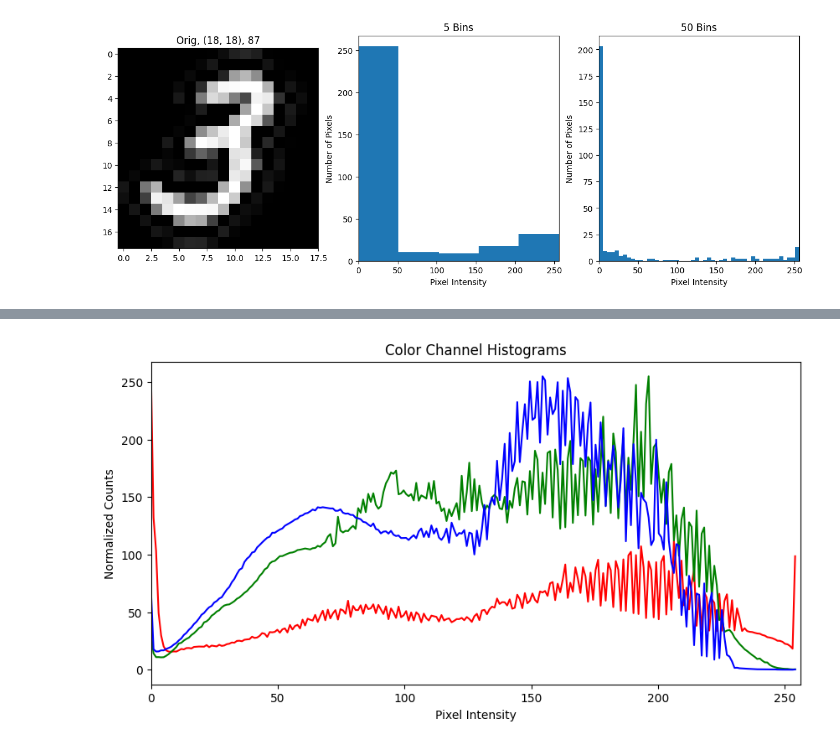
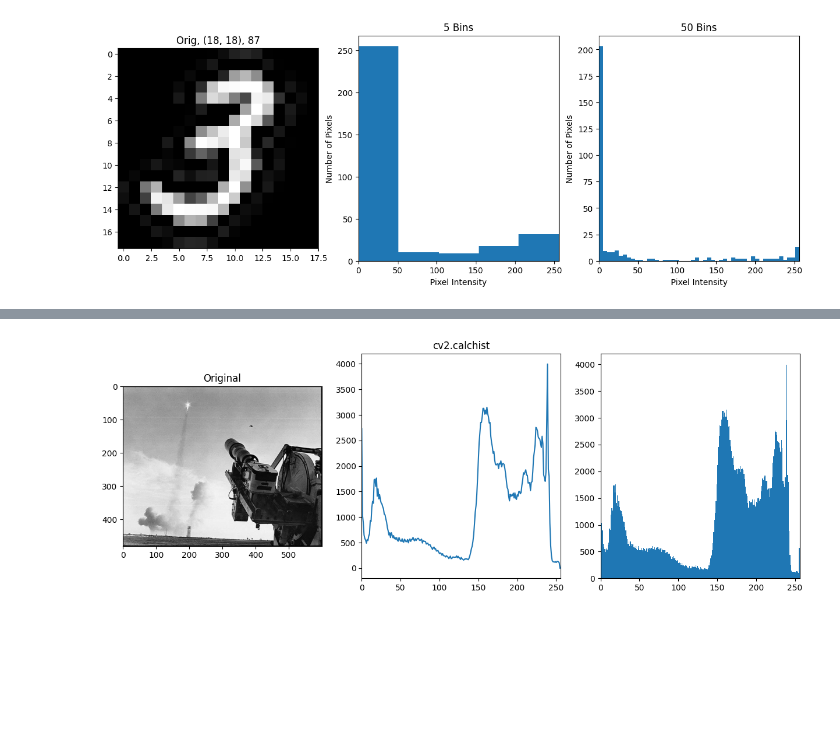
Before and after one commit to kurtgrothe/opencv, a Jupyter notebook: courses/1-mastering-opencv-with-python/modules/3-histograms-and-color-segmentation/code/1-histograms.ipynb, the cells around one changed output, grey strips where cells are left out. Cells and saved outputs as stored; diff of their text form; code cells hidden in the pictures; blank space fills up the shorter version.

```diff
--- a/courses/1-mastering-opencv-with-python/modules/3-histograms-and-color-segmentation/code/1-histograms.ipynb
+++ b/courses/1-mastering-opencv-with-python/modules/3-histograms-and-color-segmentation/code/1-histograms.ipynb
@@ -75,22 +75,0 @@ for axe in ax[1:]:
-# %%
-img = cv2.imread("../data/Emerald_Lakes_New_Zealand.jpg")
-
-# Convert it to RGB format if it was in BGR
-img_rgb = cv2.cvtColor(img, cv2.COLOR_BGR2RGB)
-
-# Compute histograms for each channel using numpy
-hist_R, bins_R = np.histogram(img_rgb[:, :, 0], bins=256, range=(0, 255))
-hist_G, bins_G = np.histogram(img_rgb[:, :, 1], bins=256, range=(0, 255))
-hist_B, bins_B = np.histogram(img_rgb[:, :, 2], bins=256, range=(0, 255))
-
-# Plot the histograms
-plt.plot(bins_R[:-1], hist_R, color='red', label='Red Channel')
-plt.plot(bins_G[:-1], hist_G, color='green', label='Green Channel')
-plt.plot(bins_B[:-1], hist_B, color='blue', label='Blue Channel')
-
-plt.title('Color Channel Histograms')
-plt.xlabel('Pixel Intensity')
-plt.ylabel('Frequency')
-plt.legend()
-plt.xlim([0, 256])
-plt.show()
@@ -99,26 +76,19 @@ plt.show()
-# %%
-img_rgb = cv2.cvtColor(img, cv2.COLOR_BGR2RGB)
-
-# Compute the histograms for each channel
-hist_R, bin_edges_R = np.histogram(img_rgb[:, :, 0], bins=256, range=(0, 255))
-hist_G, bin_edges_G = np.histogram(img_rgb[:, :, 1], bins=256, range=(0, 255))
-hist_B, bin_edges_B = np.histogram(img_rgb[:, :, 2], bins=256, range=(0, 255))
-
-# Normalize the histograms (optional)
-hist_R = hist_R / hist_R.max() * 255
-hist_G = hist_G / hist_G.max() * 255
-hist_B = hist_B / hist_B.max() * 255
-
-# Plotting the histograms
-plt.figure(figsize=(10, 5))
-plt.plot(bin_edges_R[:-1], hist_R, color='red')
-plt.plot(bin_edges_G[:-1], hist_G, color='green')
-plt.plot(bin_edges_B[:-1], hist_B, color='blue')
-
-plt.title('Color Channel Histograms')
-plt.xlabel('Pixel Intensity')
-plt.ylabel('Normalized Counts')
-plt.xlim([0, 256])
-plt.show()
-# %% [output]
-[figure, removed]
+# %%
+# Calculate the histograms
+hist = cv2.calcHist(images = [img], channels = [0], mask = None, histSize = [256], ranges = [0,255])
+
+# Flatten
+img_flatten = img.flatten()
+
+# Plot
+fig, ax = plt.subplots(1,3, figsize=(15,5))
+
+
+ax[0].imshow(img, cmap='gray'); ax[0].set_title("Original")
+ax[1].plot(hist); ax[1].set_title("cv2.calchist")
+ax[2].hist(img_flatten, bins=256, range=[0,256])
+
+for axis in ax[1:]:
+    axis.set_xlim([0,256])
+# %% [output]
+[figure, added]
```
Also changed, not shown: parts of 6 cells of this notebook.
